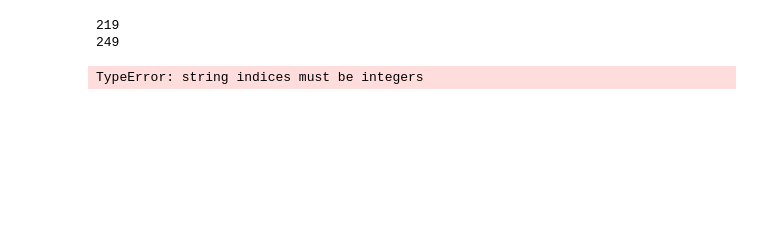
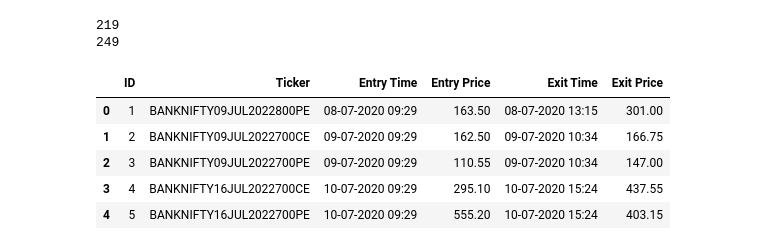
Before and after one commit to yashj0511/ACO-prediction, a Jupyter notebook: Tradoloyg.ipynb, the cells around one changed output. Drawn from its saved outputs; the diff is of its cells as text; code cells hidden in the pictures; blank space fills up the shorter version.

```diff
--- a/Tradoloyg.ipynb
+++ b/Tradoloyg.ipynb
@@ -5,7 +5,7 @@ import numpy as np
 import pandas as pd
 import matplotlib as plt
 # %%
-df = pd.read_csv("/tradelog.csv")
+df = pd.read_csv("/content/tradelog.csv")
 column_names = ['ID','Ticker','Entry Time','Entry Price','Exit Time','Exit Price']
 df.columns = column_names
 df.head()
@@ -15,8 +15,15 @@ print(df.shape[0]) #total rows in dataframe
 # %% [output]
 219
 249
-# %%
-for i in df:
-  print(" index ",i," entry price ",i['Entry Time']," ",i['exit price'],df['Entry Price'][i])
-# %% [output]
-TypeError: string indices must be integers
+# %%
+# for index, row in df.iterrows():
+#   print(row)
+
+df.head()
+# %% [output]
+|  | ID | Ticker | Entry Time | Entry Price | Exit Time | Exit Price |
+| 0 | 1 | BANKNIFTY09JUL2022800PE | 08-07-2020 09:29 | 163.50 | 08-07-2020 13:15 | 301.00 |
+| 1 | 2 | BANKNIFTY09JUL2022700CE | 09-07-2020 09:29 | 162.50 | 09-07-2020 10:34 | 166.75 |
+| 2 | 3 | BANKNIFTY09JUL2022700PE | 09-07-2020 09:29 | 110.55 | 09-07-2020 10:34 | 147.00 |
+| 3 | 4 | BANKNIFTY16JUL2022700CE | 10-07-2020 09:29 | 295.10 | 10-07-2020 15:24 | 437.55 |
+| 4 | 5 | BANKNIFTY16JUL2022700PE | 10-07-2020 09:29 | 555.20 | 10-07-2020 15:24 | 403.15 |
```
Also changed, not shown: parts of 3 cells of this notebook.
